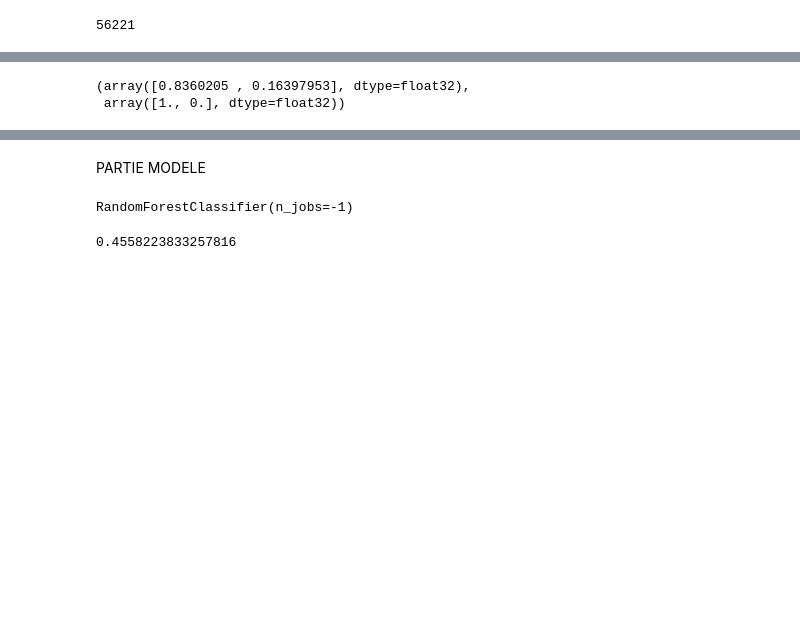
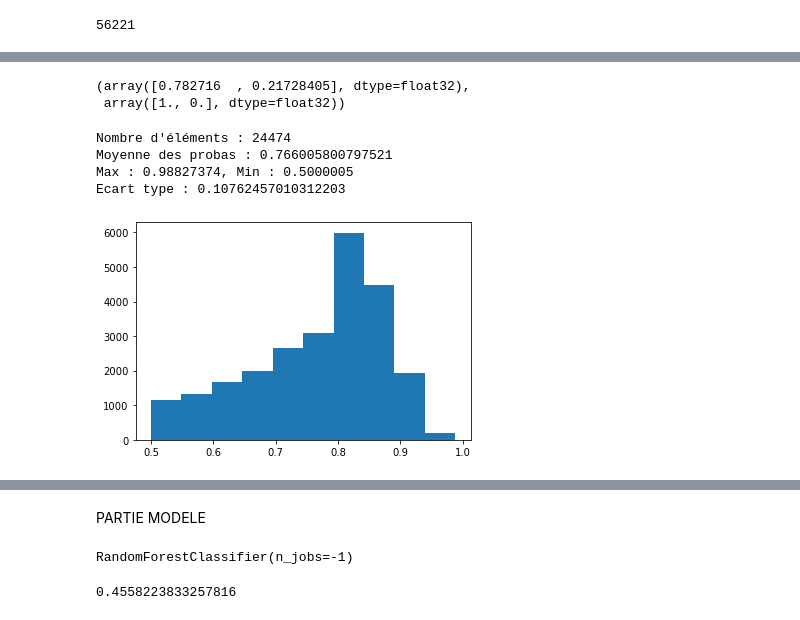
Before and after one commit to erwan-coding/projet_AIRBUS, a Jupyter notebook: rf_model.ipynb, the cells around one changed output, grey strips where cells are left out. Saved outputs shown, nothing was run; the diff lists cells and outputs as text; code cells hidden in the pictures; blank space fills up the shorter version.

```diff
--- a/rf_model.ipynb
+++ b/rf_model.ipynb
@@ -156,10 +183,12 @@ for k in y_train:
 def model():
     model = Sequential()
     model.add(Dense(8, input_dim=1025, activation='relu'))
+    model.add(Dense(8, input_dim=512, activation = 'relu'))
+    #model.add(Dropout(0.5))
     model.add(Dense(2, activation='softmax'))
     model.compile(loss='categorical_crossentropy', optimizer='adam', metrics=['accuracy'])
     return model
 # %%
 model = model()
-model.fit(X_train, y_train, epochs=100, batch_size=64)
+model.fit(X_train, y_train, epochs=50, batch_size=64)
 # %% [output]
@@ -194,5 +223,44 @@ for k in y_pred:
 # %%
 y_pred[0],y_test[0]
 # %% [output]
-(array([0.8360205 , 0.16397953], dtype=float32),
+(array([0.782716  , 0.21728405], dtype=float32),
  array([1., 0.], dtype=float32))
+# %%
+bonnePredV = [] #liste des proba prédites pour la voix quand le modèle à raison
+bonnePredP = []
+mauvaisePredV = [] #liste des proba prédites pour la voix quand le modèle à tord
+mauvaisePredP = []
+
+
+for i in range(len(y_pred)):
+    probav,probap = y_pred[i][0],y_pred[i][1]
+    if y_test[i][0]==1:
+        if probav>probap:
+            bonnePredV.append(probav)
+        else:
+            mauvaisePredV.append(probav)
+    else:
+        if probap>probav:
+            bonnePredP.append(probap)
+        else:
+            mauvaisePredP.append(probap)
+# %%
+import math as m
+import matplotlib.pyplot as plt
+
+def printCar(l):
+    moyenne = sum(l)/len(l)
+    print("Nombre d'éléments : " + str(len(l)))
+    print("Moyenne des probas : " + str(moyenne))
+    print("Max : " + str(max(l)) + ", Min : " + str(min(l)))
+    ecart_type = m.sqrt(sum((k-moyenne)**2 for k in l) / len(l))
+    print("Ecart type : " + str(ecart_type))
+    plt.hist(l)
+# %%
+printCar(bonnePredV)
+# %% [output]
+Nombre d'éléments : 24474
+Moyenne des probas : 0.766005800797521
+Max : 0.98827374, Min : 0.5000005
+Ecart type : 0.10762457010312203
+[figure, added]
```
Also changed, not shown: parts of 12 cells of this notebook.
